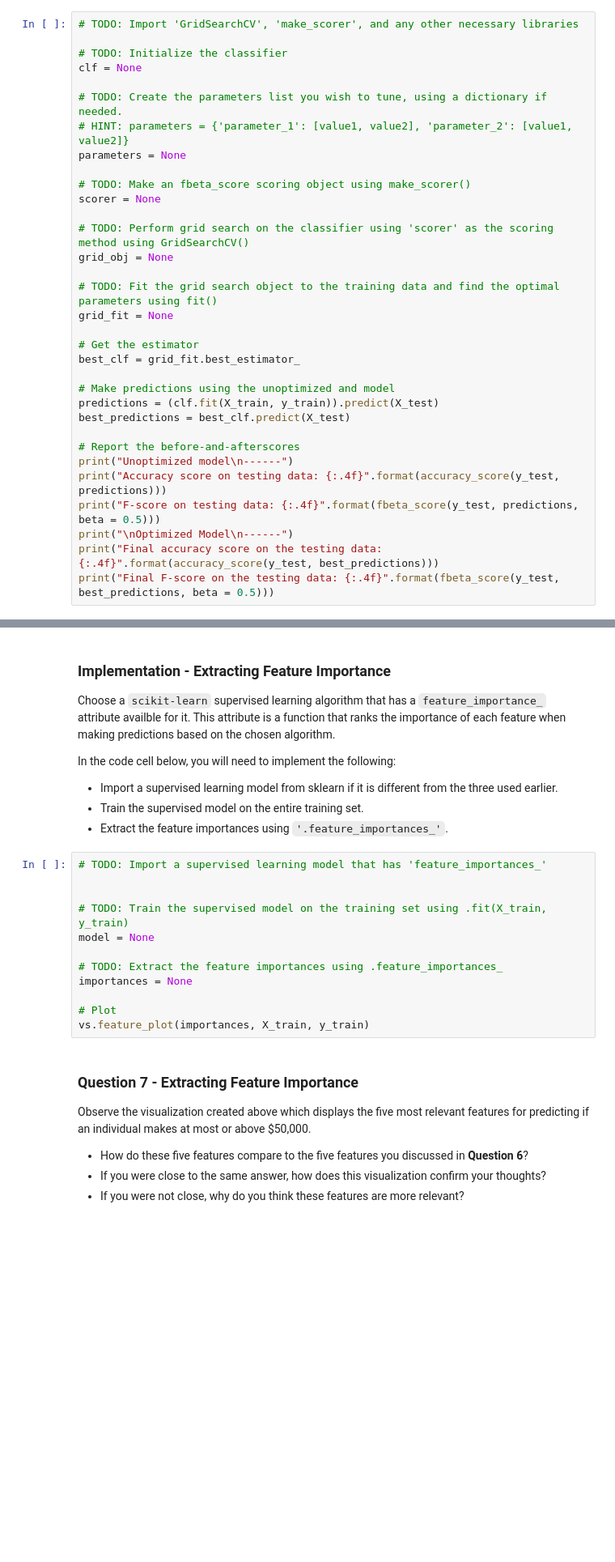
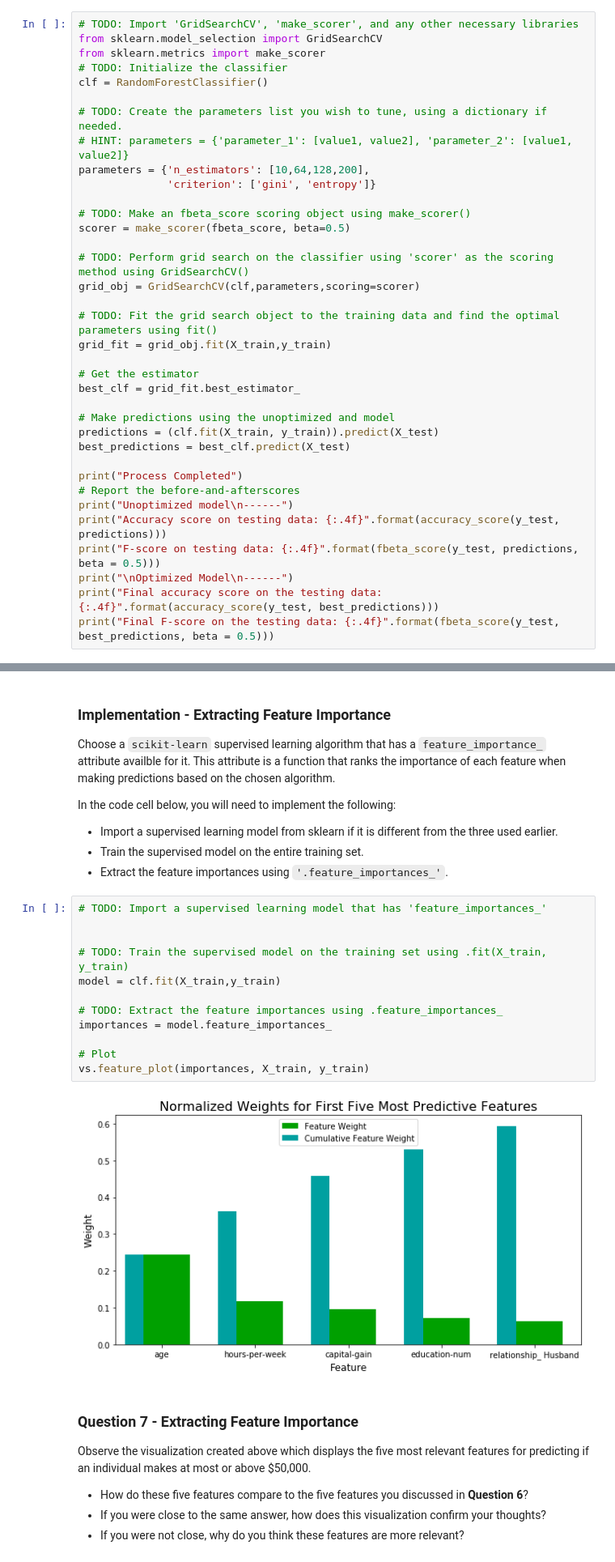
Before and after one commit to 96mohitm/machine-learning-projects, a Jupyter notebook: p2-finding-donors/finding_donors.ipynb, the cells around one changed output, grey strips where cells are left out. Shown at 81% size. Cells and saved outputs as stored; diff of their text form; blank space fills up the shorter version.

```diff
--- a/p2-finding-donors/finding_donors.ipynb
+++ b/p2-finding-donors/finding_donors.ipynb
@@ -493,22 +495,24 @@ Fine tune the chosen model. Use grid search (`GridSearchCV`) with at least one i
 **Note:** Depending on the algorithm chosen and the parameter list, the following implementation may take some time to run!
 # %%
 # TODO: Import 'GridSearchCV', 'make_scorer', and any other necessary libraries
-
+from sklearn.model_selection import GridSearchCV
+from sklearn.metrics import make_scorer
 # TODO: Initialize the classifier
-clf = None
+clf = RandomForestClassifier()
 
 # TODO: Create the parameters list you wish to tune, using a dictionary if needed.
 # HINT: parameters = {'parameter_1': [value1, value2], 'parameter_2': [value1, value2]}
-parameters = None
+parameters = {'n_estimators': [10,64,128,200],
+              'criterion': ['gini', 'entropy']}
 
 # TODO: Make an fbeta_score scoring object using make_scorer()
-scorer = None
+scorer = make_scorer(fbeta_score, beta=0.5)
 
 # TODO: Perform grid search on the classifier using 'scorer' as the scoring method using GridSearchCV()
-grid_obj = None
+grid_obj = GridSearchCV(clf,parameters,scoring=scorer)
 
 # TODO: Fit the grid search object to the training data and find the optimal parameters using fit()
-grid_fit = None
+grid_fit = grid_obj.fit(X_train,y_train)
 
 # Get the estimator
 best_clf = grid_fit.best_estimator_
@@ -517,6 +521,7 @@ best_clf = grid_fit.best_estimator_
 predictions = (clf.fit(X_train, y_train)).predict(X_test)
 best_predictions = best_clf.predict(X_test)
 
+print("Process Completed")
 # Report the before-and-afterscores
 print("Unoptimized model\n------")
 print("Accuracy score on testing data: {:.4f}".format(accuracy_score(y_test, predictions)))
@@ -564,15 +580,17 @@ In the code cell below, you will need to implement the following:
 # %%
 # TODO: Import a supervised learning model that has 'feature_importances_'
 
 
 # TODO: Train the supervised model on the training set using .fit(X_train, y_train)
-model = None
+model = clf.fit(X_train,y_train)
 
 # TODO: Extract the feature importances using .feature_importances_
-importances = None
+importances = model.feature_importances_
 
 # Plot
 vs.feature_plot(importances, X_train, y_train)
+# %% [output]
+[figure, added]
 # %% [markdown]
 ### Question 7 - Extracting Feature Importance
 
```
Also changed, not shown: parts of 5 cells of this notebook.
